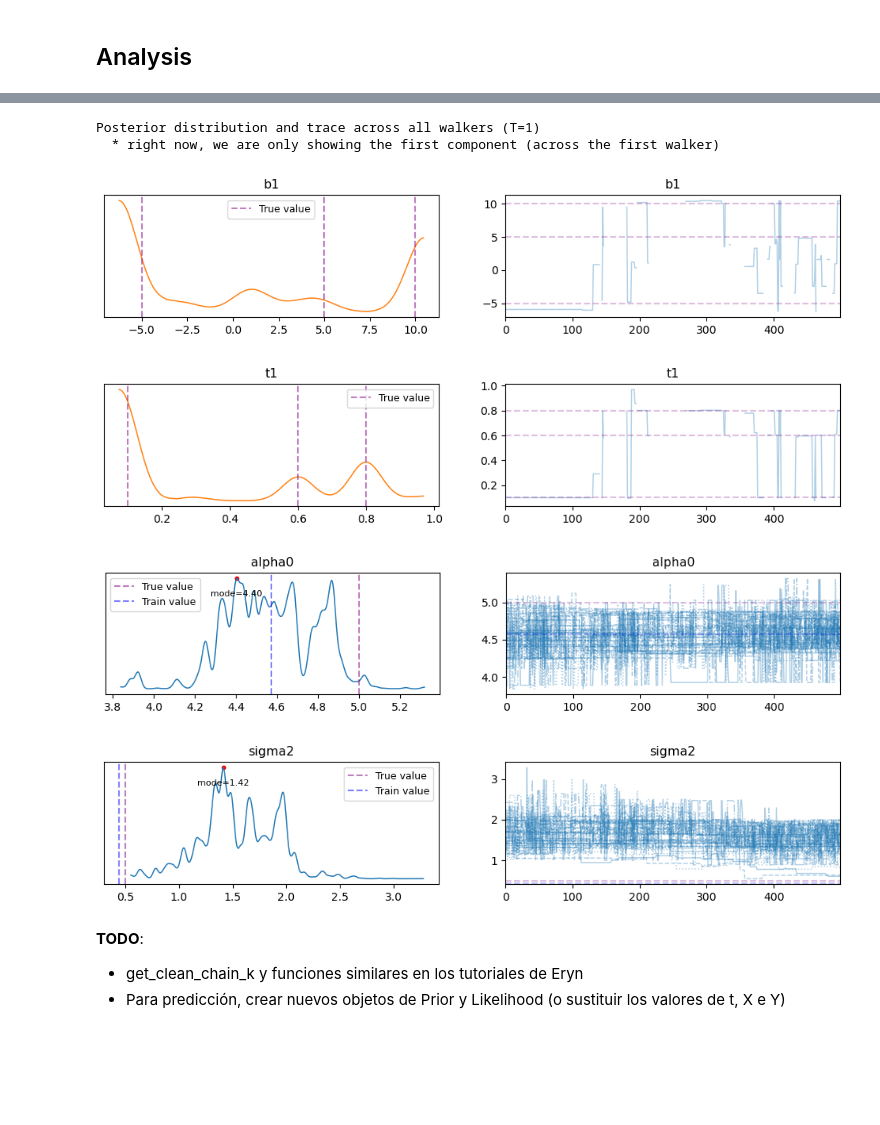
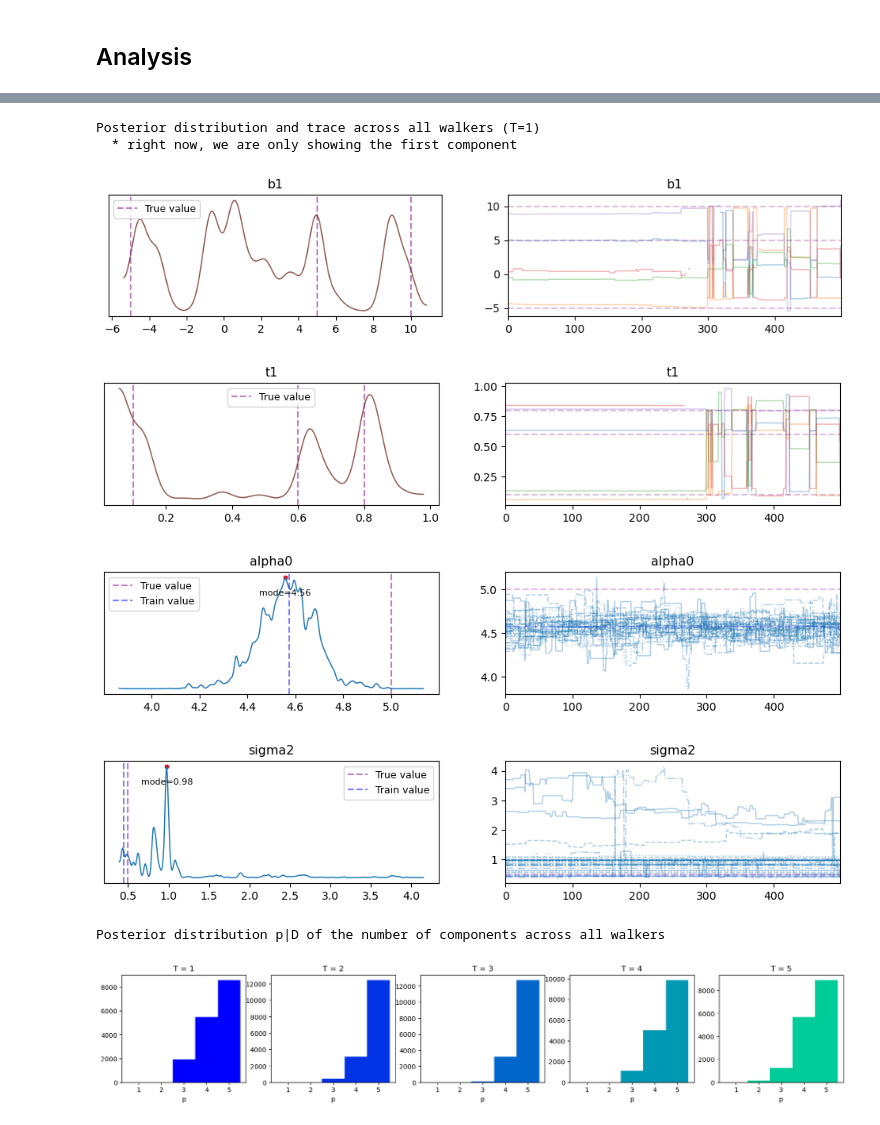
Before and after one commit to antcc/rk-bfr-jump, a Jupyter notebook: linear_regression.ipynb, the cells around one changed output, grey strips where cells are left out. Drawn from its saved outputs; the diff is of its cells as text; code cells hidden in the pictures; blank space fills up the shorter version.

Commit message:
Clean notebook

```diff
--- a/linear_regression.ipynb
+++ b/linear_regression.ipynb
@@ -329,6 +90,0 @@ assert np.allclose(resA, resB)
-# %%
-aa = 2
-plt.figure(figsize=(2, 2))
-x = np.linspace(invgamma.ppf(0.01, aa), invgamma.ppf(0.99, aa), 100)
-plt.plot(x, invgamma.pdf(x, aa), lw=2, alpha=0.6, label=f"a={aa}")
-_ = plt.legend()
@@ -746,17 +509,14 @@ njobs = 4
 vectorize = True
 
 # moves
-factor = 0.0001
-cov = {branch: np.diag(np.ones(ndims[branch])) * factor for branch in branch_names}
-move_gaussian = GaussianMove(cov)
-
 move_stretch = StretchMove()
+move_group = MeanGaussianGroupMove(nfriends=nwalkers)
 
 # rj moves
 num_try = 10
 rjmoveMT = MTDistGenMoveRJ(  # multiple-try distgen from prior
-    {"components": priors["components"]},
-    #{"components": ProbDistContainer({(0,1): priors_alt["all_models_together"]})},
+    {"components": priors_initial["components"]},
+    # {"components": ProbDistContainer({(0,1): priors_alt["all_models_together"]})},
     nleaves_max={
         branch: value for branch, value in zip(branch_names, nleaves_max.values())
     },
@@ -771,8 +531,8 @@ rjmoveMT = MTDistGenMoveRJ(  # multiple-try distgen from prior
 # IMPORTANT: Do NOT specify 'gibbs_sampling_setup="components"' as an argument,
 # because we want all the coords going in at each proposal (for the conditional
 # prior distributions)
-rjmoveRKHS = RJMoveRKHS(
-    priors_alt["all_models_together"],
+rjmoveRKHSSimple = RJMoveRKHS(
+    priors_simple["all_models_together"],
     nleaves_max={
         branch: value for branch, value in zip(branch_names, nleaves_max.values())
     },
@@ -780,14 +540,13 @@ rjmoveRKHS = RJMoveRKHS(
         branch: value for branch, value in zip(branch_names, nleaves_min.values())
     },
     rj=True,
-
 )
 
 # log_likelihood object
 ll = RKHSLikelihood(t, X, Y)
 
 # re-set random seed for reproducible sampling
-np.random.seed(42)
+np.random.seed(seed)
 
 # sample
 with Pool(njobs) as pool:
@@ -795,7 +554,7 @@ with Pool(njobs) as pool:
         nwalkers,
         ndims,
         ll.evaluate_vectorized if vectorize else ll.evaluate_sequential,
-        priors_alt,
+        priors_simple,
         pool=pool,
         vectorize=vectorize,
         provide_groups=vectorize,
@@ -804,8 +563,8 @@ with Pool(njobs) as pool:
         branch_names=branch_names,
         nleaves_max=nleaves_max,
         nleaves_min=nleaves_min,
-        moves=move_stretch,
-        rj_moves=rjmoveRKHS,
+        moves=move_group,
+        rj_moves=rjmoveRKHSSimple,
     )
 
     # setup starting state
@@ -817,6 +576,8 @@ with Pool(njobs) as pool:
         state, nsteps, burn=burn, progress=True, thin_by=thin_by
     )
 
+
+# Print last sample information
 print("Last sample:")
 print(last_sample.branches["components"].inds[0, 0, :])
 print(last_sample.branches_coords["components"][0, 0, :])
@@ -872,7 +607,7 @@ def plot_trace(
     # Get chain (nwalkers, nsamples)
     chain = np.atleast_2d(chain_eryn[:, T])
     if chain_eryn.ndim == 3:
-        chain = chain.swapaxes(0, 1)
+        chain = chain.swapaxes(0, 1)  # for compatibility with arviz
 
     # Plot marginal posterior and trace
     ax = az.plot_trace(
@@ -925,44 +660,54 @@ def plot_trace(
 # Get chain from sampler
 chain = ensemble.get_chain(discard=0)
 
 components_all = chain["components"]
 inds_components = ensemble.get_inds()["components"]
 components = components_all[inds_components]  # same as components_all[~np.isnan]
-b_all_models = components_all[..., 0, 0, 0]
-t_all_models = components_all[..., 0, 0, 1]
+b_all_models = components_all[..., 0, :, 0]
+t_all_models = components_all[..., 0, :, 1]
 
 common = chain["common"].squeeze()
 alpha0_chain = common[..., 0]
 sigma2_chain = common[..., 1]
 
 # Plot trace
 print("Posterior distribution and trace across all walkers (T=1)")
-print(
-    "  * right now, we are only showing the first component (across the first walker)"
-)
+print("  * right now, we are only showing the first component")
 plot_trace(
     b_all_models, 0, "b1", component_params[:, 0], az_kwargs={"chain_prop": "color"}
 )
 plot_trace(
     t_all_models, 0, "t1", component_params[:, 1], az_kwargs={"chain_prop": "color"}
 )
 plot_trace(alpha0_chain, 0, "alpha0", alpha0, Y.mean(), mode=True)
 plot_trace(
     sigma2_chain,
     0,
     "sigma2",
     sigma2,
     np.var(y[idx_train] - y_noiseless[idx_train]),
     mode=True,
 )
 # %% [output]
 Posterior distribution and trace across all walkers (T=1)
-  * right now, we are only showing the first component (across the first walker)
+  * right now, we are only showing the first component
-[figure, old version]
+[figure, new version]
-[figure, old version]
+[figure, new version]
-[figure, old version]
+[figure, new version]
-[figure, old version]
+[figure, new version]
-# %% [markdown]
-**TODO**:
-- get_clean_chain_k y funciones similares en los tutoriales de Eryn
-- Para predicción, crear nuevos objetos de Prior y Likelihood (o sustituir los valores de t, X e Y)
+# %%
+print("Posterior distribution p|D of the number of components across all walkers")
+
+nleaves = ensemble.get_nleaves()["components"]
+bins = np.arange(1, nleaves_max["components"] + 2) - 0.5
+colors = plt.get_cmap("winter")
+
+fig, ax = plt.subplots(1, ntemps, figsize=(4 * ntemps, 3))
+for temp, ax_t in enumerate(ax):
+    color = colors(temp / ntemps)
+    ax_t.set_title("T = " + str(temp + 1))
+    ax_t.set_xlabel("p")
+    ax_t.hist(nleaves[:, temp].flatten(), bins=bins, color=color)
+# %% [output]
+Posterior distribution p|D of the number of components across all walkers
+[figure, new version]
```
Also changed, not shown: parts of 28 cells of this notebook, 1 other file.
